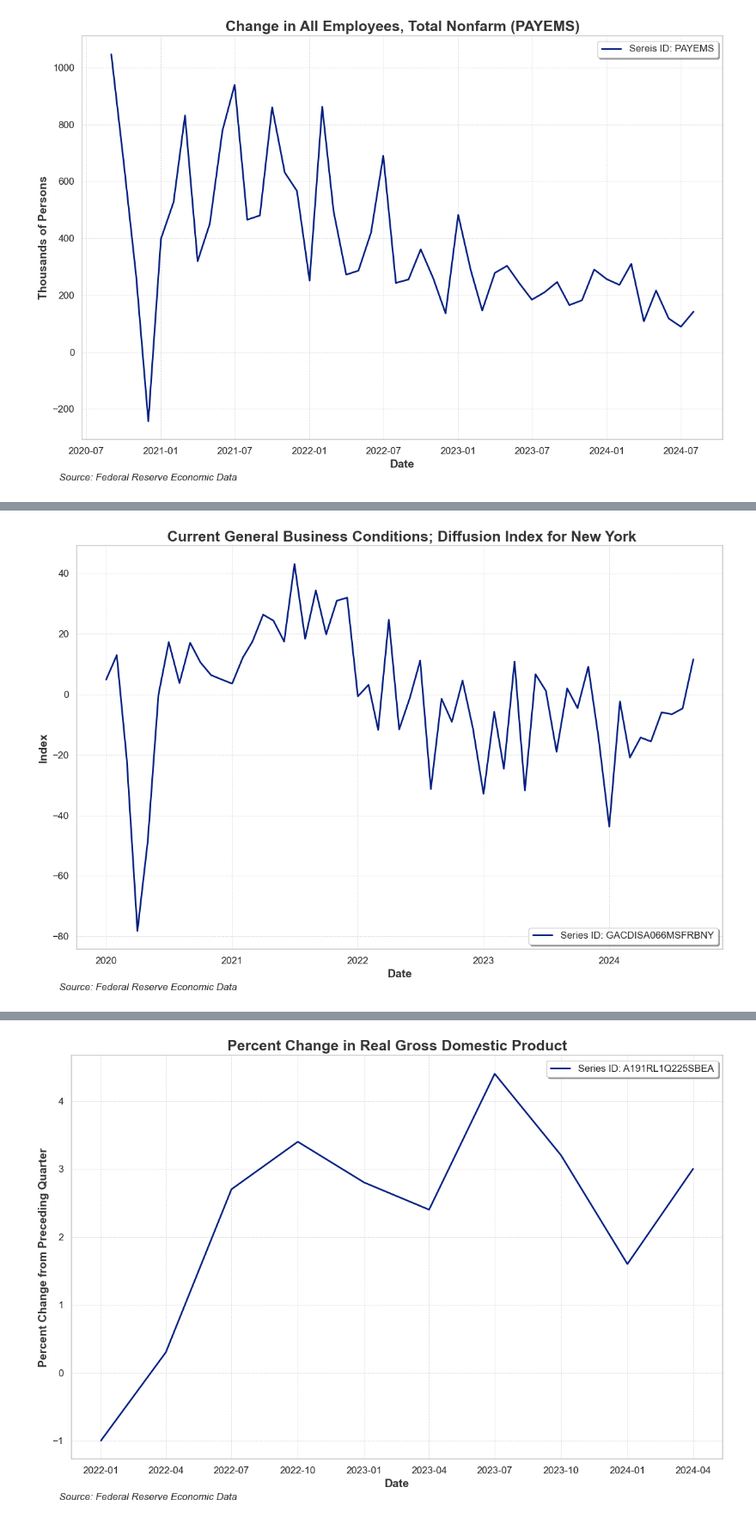
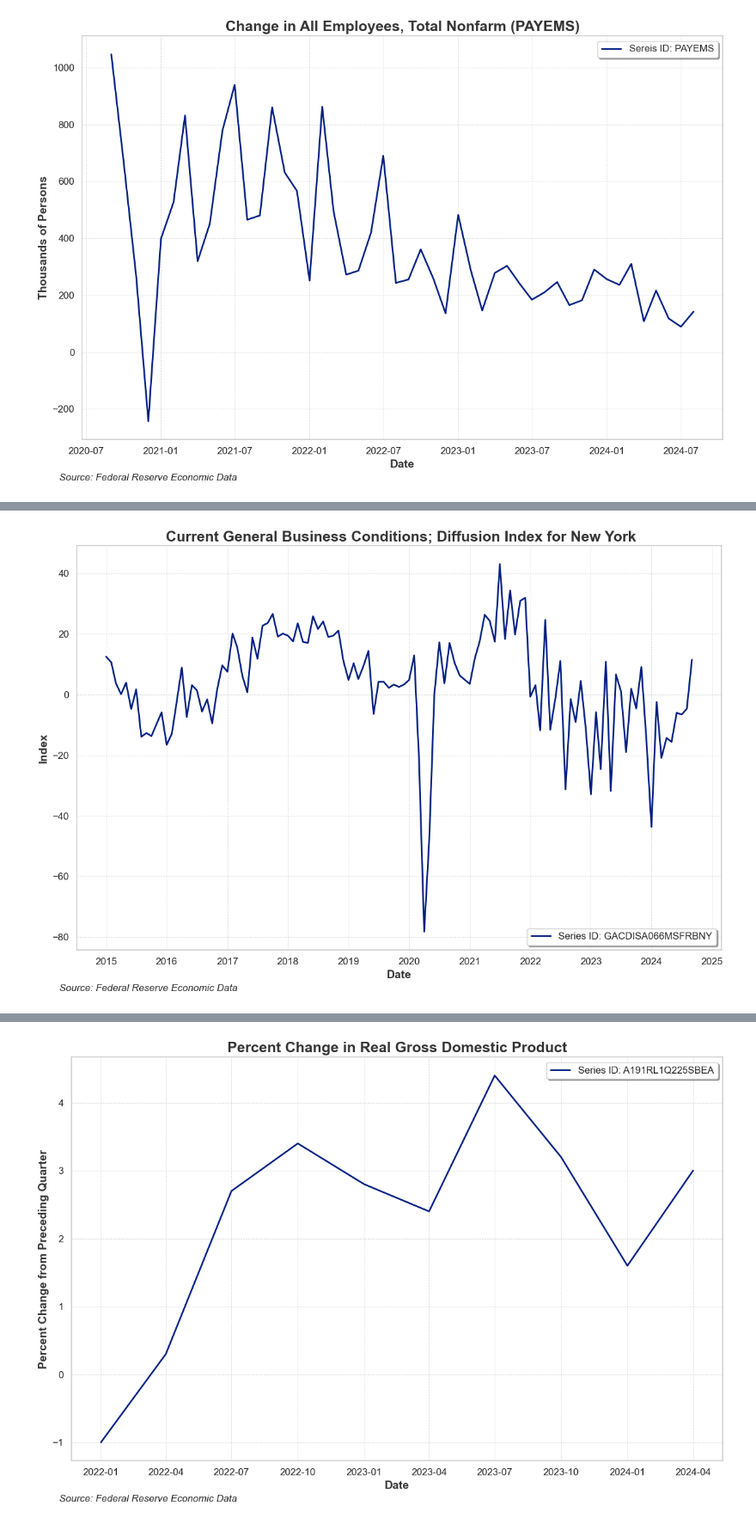
Before and after one commit to AkeBoss-tech/FEDChallenge, a Jupyter notebook: main.ipynb, the cells around one changed output, grey strips where cells are left out. Shown at 86% size. Cells and saved outputs as stored; diff of their text form; code cells hidden in the pictures.

```diff
--- a/main.ipynb
+++ b/main.ipynb
@@ -15,7 +15,7 @@ API_KEY = os.getenv('FRED_API_KEY')
 # Initialize FRED API
 fred = Fred(api_key=API_KEY)
 # %%
-def plot_series(series_dict, title, legend_text_generator, from_date='2000-01-01', x_label='Date', y_label='Series Value', change_in=False, plot_type=sns.lineplot, legend_loc='upper right'):
+def plot_series(series_dict, title, legend_text_generator, from_date='2000-01-01', x_label='Date', y_label='Series Value', change_in=False, plot_type=sns.lineplot, legend_loc='upper right', percent_change=False, fourth=False):
     """
     Fetches and plots multiple FRED or BLS series on the same graph.
 
@@ -63,8 +63,12 @@ def plot_series(series_dict, title, legend_text_generator, from_date='2000-01-01
 
     # If change_in is True, calculate the change in value for each series
     if change_in:
-        for idx in range(len(series_dict)):
-            merged_df[f'Value_{idx}'] = merged_df[f'Value_{idx}'].diff()
+        if percent_change:
+            for idx in range(len(series_dict)):
+                merged_df[f'Value_{idx}'] = merged_df[f'Value_{idx}'].pct_change() * 100
+        else:
+            for idx in range(len(series_dict)):
+                merged_df[f'Value_{idx}'] = merged_df[f'Value_{idx}'].diff()
 
     # Set up the style using seaborn
     sns.set(style="whitegrid", palette="dark")
@@ -83,7 +87,10 @@ def plot_series(series_dict, title, legend_text_generator, from_date='2000-01-01
     plt.ylabel(y_label, fontsize=14, weight='bold', color='#333333')
 
     # Rotate the x-axis labels for better readability and adjust their size
-    plt.xticks(rotation=0, fontsize=12)
+    if fourth:
+        plt.xticks(merged_df['Date'][::4], rotation=0, fontsize=12)
+    else:
+        plt.xticks(rotation=0, fontsize=12)
     plt.yticks(fontsize=12)
 
     # Add a grid with more customization
@@ -226,18 +350,18 @@ plot_series(series_ids,
 # %%
 # Define the series IDs you want to plot
 series_ids = {'GACDISA066MSFRBNY': 'FRED',}
 
 legend = ["Series ID: GACDISA066MSFRBNY",]
 
 # Call the function with your custom inputs
 plot_series(series_ids,
                  title=" Current General Business Conditions; Diffusion Index for New York",
                  y_label='Index',
                  legend_text_generator=legend,
-                 from_date='2020-01-01',
+                 from_date='2015-01-01',
                  legend_loc='lower right',)
 # %% [output]
-[figure, old version]
+[figure, new version]
 # %%
 # Define the series IDs you want to plot
 series_ids = {'PRS85006092': 'BLS',}
```
Also changed, not shown: parts of 11 cells of this notebook, 1 other file.
